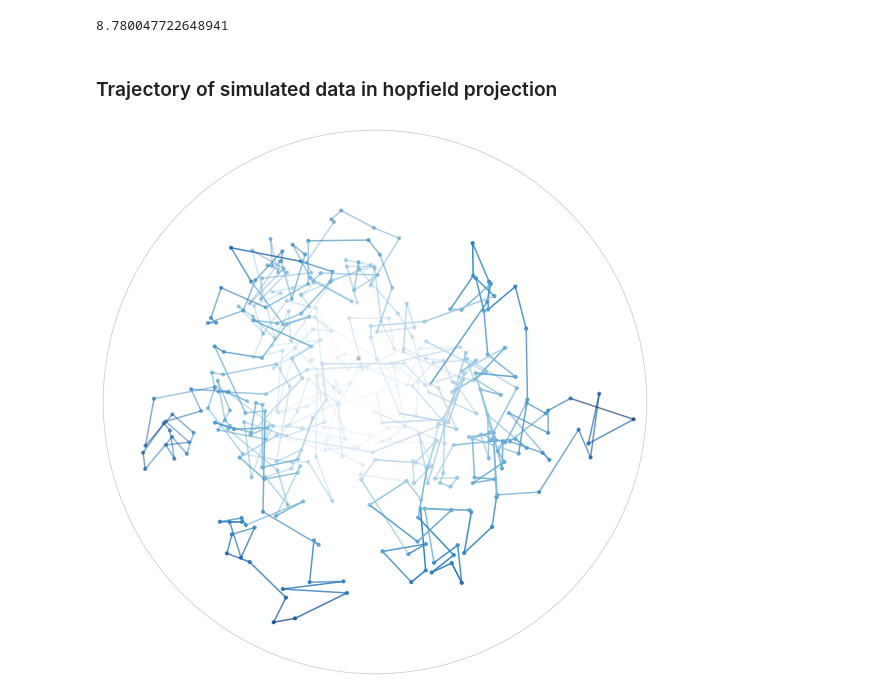
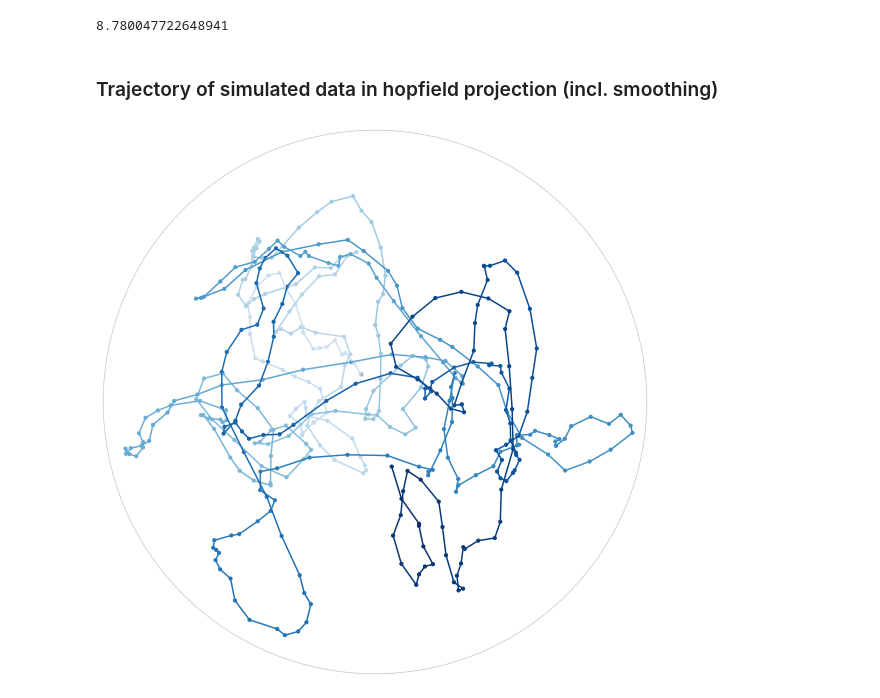
Before and after one commit to pni-lab/connattractor, a Jupyter notebook: notebooks/single_participant_trajectories.ipynb, the cells around one changed output. Saved outputs shown, nothing was run; the diff lists cells and outputs as text; code cells hidden in the pictures.

Commit message:
fixed colors on trajectory plots and added smoothing for sim data

```diff
--- a/notebooks/single_participant_trajectories.ipynb
+++ b/notebooks/single_participant_trajectories.ipynb
@@ -128,21 +128,26 @@ plt.show()
 from sklearn.preprocessing import StandardScaler
 
 cmap = plt.get_cmap('Greens')
+color_min = 0.2
 
 fig, ax = plt.subplots(figsize=(10, 10), subplot_kw={'projection': 'polar'})
 
 for i, trajectory in enumerate(all_ts[:1]):
+    trajectory = trajectory[:71]
     trajectory = StandardScaler().fit_transform(np.array(trajectory).T).T
     trajectory_embedded = hopfield_embedding.embedding_model.transform(trajectory)
     r, th = analysis._cart2pol(trajectory_embedded[:, 0], trajectory_embedded[:, 1])
 
-    colors = [cmap(x/np.max(r)) for x in r]
-    alphas = np.linspace(0.2, 1, len(trajectory))
+    #colors = [cmap(x/len(trajectory)) for x in range(len(trajectory))]
+    color_val = [x/len(trajectory) for x in range(len(trajectory))]
+    colors = [cmap(color_min + (1-color_min) * x) for x in color_val]
+
+    #alphas = np.linspace(0.2, 1, len(trajectory))
 
     for j in range(len(th) - 1):
-        ax.plot(th[j:j+2], r[j:j+2], color=colors[j], alpha=alphas[j])
+        ax.plot(th[j:j+2], r[j:j+2], color=colors[j], alpha=1)
 
-    ax.scatter(th, r, color=colors, s=10, alpha=alphas)
+    ax.scatter(th, r, color=colors, s=10)
 
     ax.scatter(th[0], r[0], color='darkgray', s=10, alpha=0.8)
 
@@ -187,7 +163,7 @@ np.max(r)
 # %% [output]
 8.780047722648941
 # %% [markdown]
-### Trajectory of simulated data in hopfield projection
+### Trajectory of simulated data in hopfield projection (incl. smoothing)
 # %%
 simresults = analysis.simulate_activations(mtx.values, noise_coef=0.37,
                                                       num_iter=50000, beta=0.04,
@@ -195,36 +171,48 @@ simresults = analysis.simulate_activations(mtx.values, noise_coef=0.37,
 # %%
 from sklearn.preprocessing import StandardScaler
 
 sample_size = 400
+window_size = 5
+samples = 400
+
+color_min = 0.2
+
 
 sim_data = [simresults.states[i:i + sample_size, :]
             for i in range(0, simresults.states.shape[0],
                            sample_size)]
 
 cmap = plt.get_cmap('Blues')
 
 fig, ax = plt.subplots(figsize=(10, 10), subplot_kw={'projection': 'polar'})
 
 for i, trajectory in enumerate(sim_data[:1]):
+    trajectory = trajectory[:samples]
     trajectory = StandardScaler().fit_transform(np.array(trajectory).T).T
     trajectory_embedded = hopfield_embedding.embedding_model.transform(trajectory)
-    r, th = analysis._cart2pol(trajectory_embedded[:, 0], trajectory_embedded[:, 1])
 
-    colors = [cmap(x/np.max(r)) for x in r]
-    alphas = np.linspace(0.2, 1, len(trajectory))
+    x = np.convolve(trajectory_embedded[:, 0], np.ones(window_size)/window_size, mode='same')
+    y = np.convolve(trajectory_embedded[:, 1], np.ones(window_size)/window_size, mode='same')
+    r, th = analysis._cart2pol(x, y)
+    #r, th = analysis._cart2pol(trajectory_embedded[:, 0], trajectory_embedded[:, 1])
+
+    color_val = [x/len(trajectory) for x in range(len(trajectory))]
+    colors = [cmap(color_min + (1-color_min) * x) for x in color_val]
+
+    #alphas = np.linspace(0.2, 1, len(trajectory))
 
     for j in range(len(th) - 1):
-        ax.plot(th[j:j+2], r[j:j+2], color=colors[j], alpha=alphas[j])
+        ax.plot(th[j:j+2], r[j:j+2], color=colors[j], alpha=1)
 
-    ax.scatter(th, r, color=colors, s=10, alpha=alphas)
+    ax.scatter(th, r, color=colors, s=10)
 
     ax.scatter(th[0], r[0], color='darkgray', s=10, alpha=0.8)
 
 
 ax.set_yticks([])
 ax.set_xticks([])
 ax.grid(False)
 
 plt.show()
 # %% [output]
-[figure, old version]
+[figure, new version]
```
Also changed, not shown: parts of 4 cells of this notebook.
